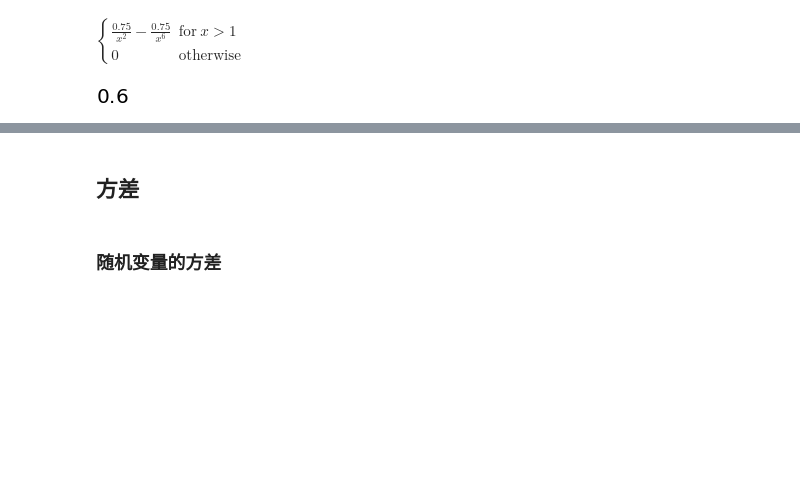
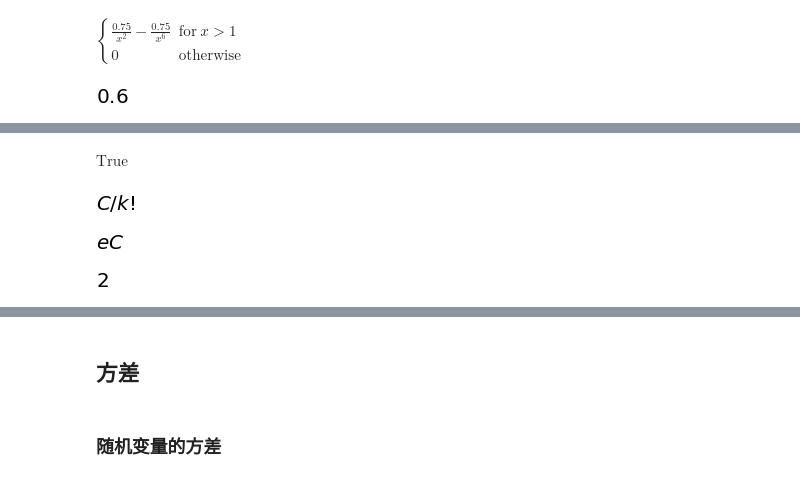
Before and after one commit to zidanewenqsh/math_notebook, a Jupyter notebook: Probability exercise - 副本.ipynb, the cells around one changed output, grey strips where cells are left out. Cells and saved outputs as stored; diff of their text form; code cells hidden in the pictures; blank space fills up the shorter version.

```diff
--- a/Probability and Statistics.ipynb
+++ b/Probability exercise - 副本.ipynb
@@ -1369,0 +1411,16 @@ $\displaystyle \begin{cases} \frac{0.75}{x^{2}} - \frac{0.75}{x^{6}} & \text{for
+# %%
+C = symbols('C')
+k = symbols('k',integer=True,nonnegative=True)
+# %% [output]
+$\displaystyle \text{True}$
+# %%
+px=C/factorial(k)
+px
+# summation(px,(k,0,oo)) # 𝑒𝐶
+s1 = solve(summation(px,(k,0,oo))-1,C)[0]
+px = px.subs(C,s1)
+summation(k**2*px,(k,0,oo)) # 结果 2
+# %% [output]
+[figure, added]
+[figure, added]
+[figure, added]
```
Also changed, not shown: parts of 33 cells of this notebook, 10 other files.
